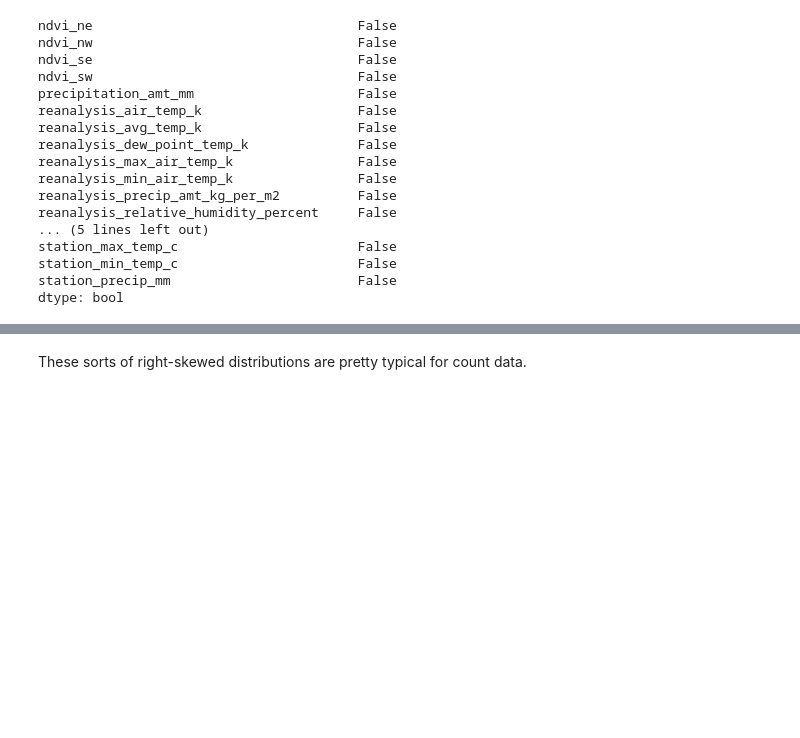
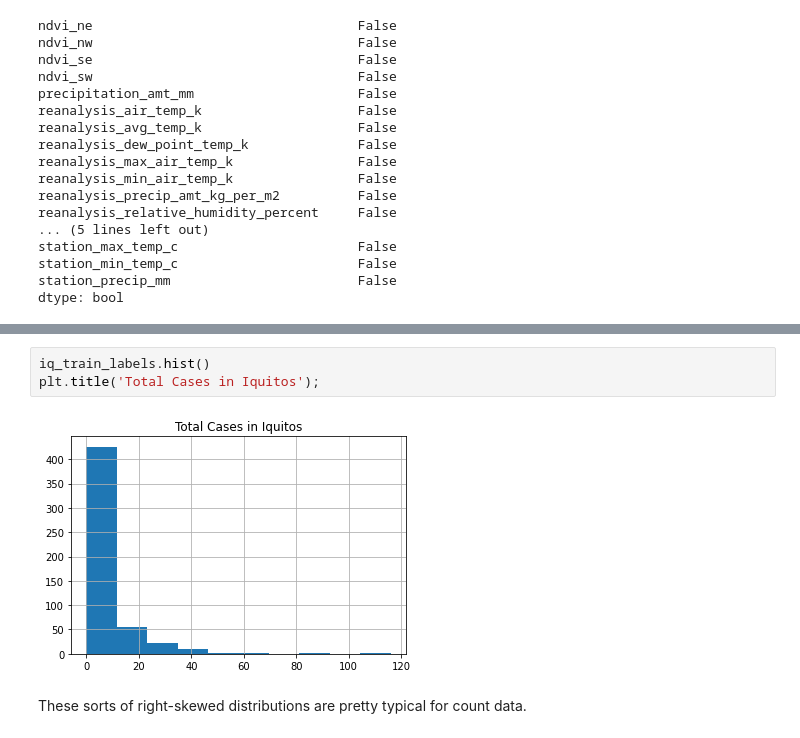
Before and after one commit to drivendataorg/intro-to-reproducible-ml, a Jupyter notebook: notebooks/dengue-ml-tutorial.ipynb, the cells around one changed output, grey strips where cells are left out. Cells and saved outputs as stored; diff of their text form; blank space fills up the shorter version.

```diff
--- a/notebooks/dengue-ml-tutorial.ipynb
+++ b/notebooks/dengue-ml-tutorial.ipynb
@@ -251,3 +248,8 @@ array([[<matplotlib.axes._subplots.AxesSubplot object at 0x...>]],
+# %%
+iq_train_labels.hist()
+plt.title('Total Cases in Iquitos');
+# %% [output]
+[figure, added]
 # %% [markdown]
 These sorts of right-skewed distributions are pretty typical for count data.
 # %% [markdown]
```
Also changed, not shown: parts of 17 cells of this notebook, 2 other files.
